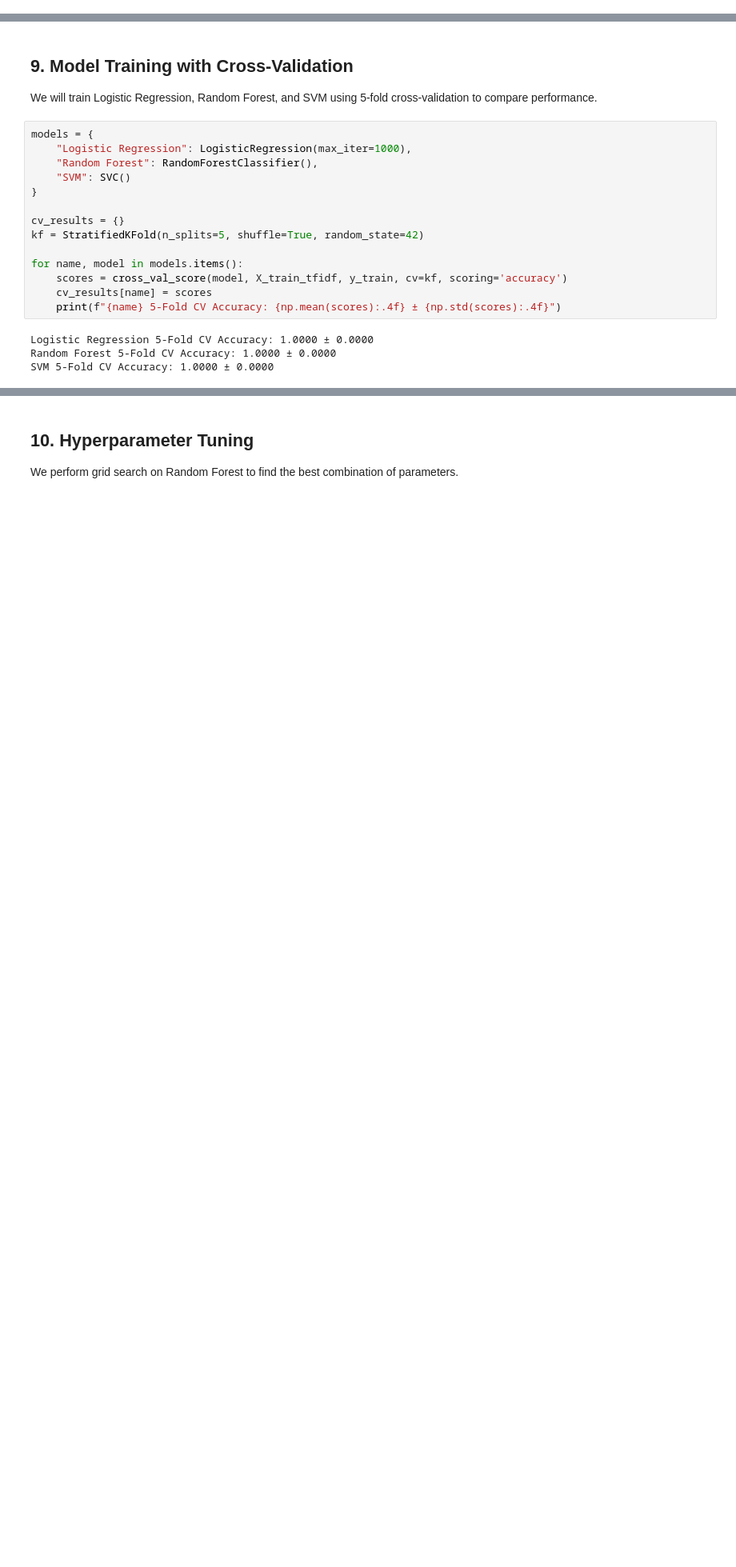
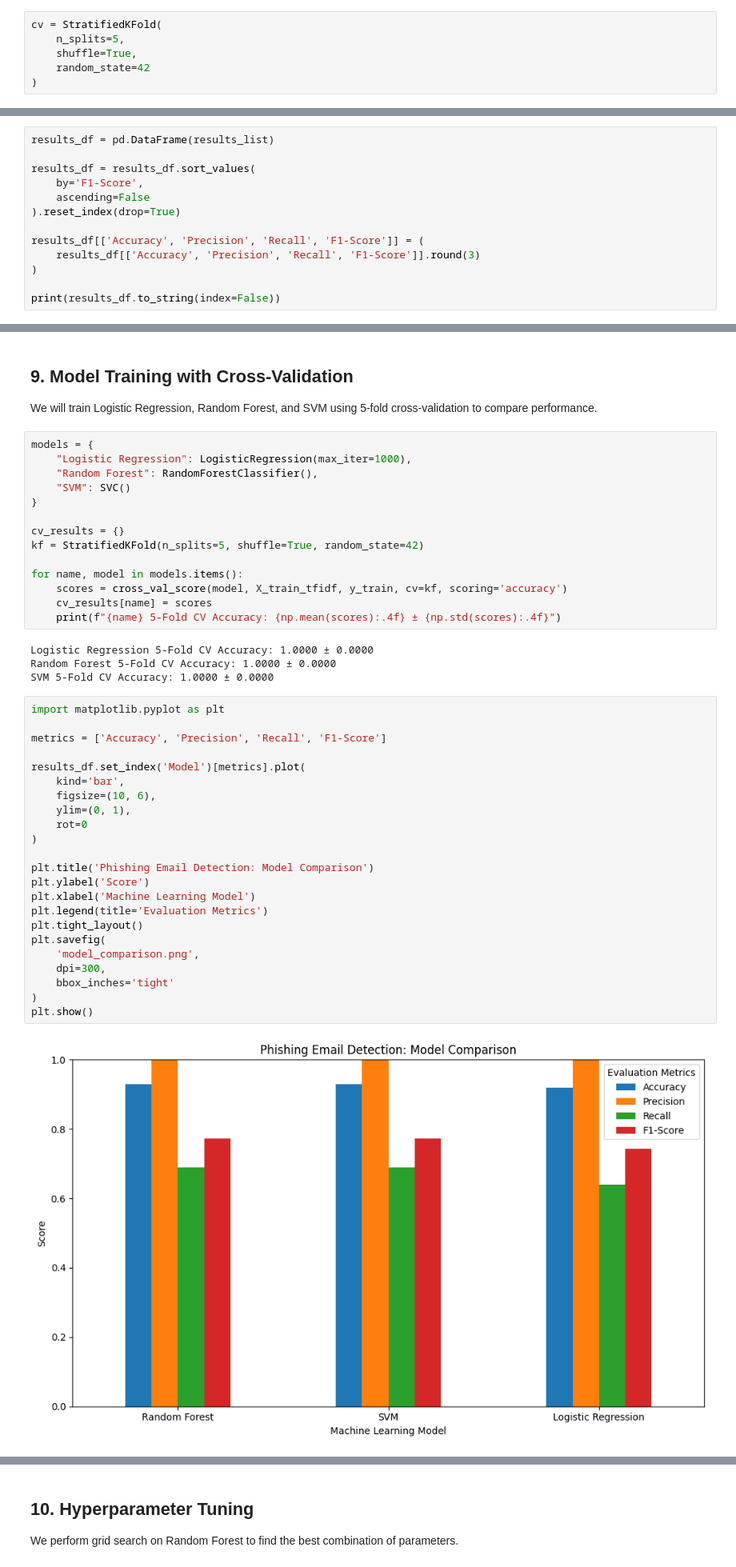
Before and after one commit to shreyapradhan-alt/phishing-email-detection-system, a Jupyter notebook: phishing_email_detection.ipynb, the cells around one changed output, grey strips where cells are left out. Shown at 80% size. Saved outputs shown, nothing was run; the diff lists cells and outputs as text; blank space fills up the shorter version.

Commit message:
Add cross-validation model comparison

```diff
--- a/phishing_email_detection.ipynb
+++ b/phishing_email_detection.ipynb
@@ -164,0 +628,6 @@ X_train, X_test, y_train, y_test = train_test_split(X, y, test_size=0.2, random_
+# %%
+cv = StratifiedKFold(
+    n_splits=5,
+    shuffle=True,
+    random_state=42
+)
@@ -164,0 +693,13 @@ X_train, X_test, y_train, y_test = train_test_split(X, y, test_size=0.2, random_
+# %%
+results_df = pd.DataFrame(results_list)
+
+results_df = results_df.sort_values(
+    by='F1-Score',
+    ascending=False
+).reset_index(drop=True)
+
+results_df[['Accuracy', 'Precision', 'Recall', 'F1-Score']] = (
+    results_df[['Accuracy', 'Precision', 'Recall', 'F1-Score']].round(3)
+)
+
+print(results_df.to_string(index=False))
@@ -190,3 +736,28 @@ for name, model in models.items():
 Logistic Regression 5-Fold CV Accuracy: 1.0000 ± 0.0000
 Random Forest 5-Fold CV Accuracy: 1.0000 ± 0.0000
 SVM 5-Fold CV Accuracy: 1.0000 ± 0.0000
+# %%
+import matplotlib.pyplot as plt
+
+metrics = ['Accuracy', 'Precision', 'Recall', 'F1-Score']
+
+results_df.set_index('Model')[metrics].plot(
+    kind='bar',
+    figsize=(10, 6),
+    ylim=(0, 1),
+    rot=0
+)
+
+plt.title('Phishing Email Detection: Model Comparison')
+plt.ylabel('Score')
+plt.xlabel('Machine Learning Model')
+plt.legend(title='Evaluation Metrics')
+plt.tight_layout()
+plt.savefig(
+    'model_comparison.png',
+    dpi=300,
+    bbox_inches='tight'
+)
+plt.show()
+# %% [output]
+[figure, added]
```
Also changed, not shown: parts of 23 cells of this notebook.
